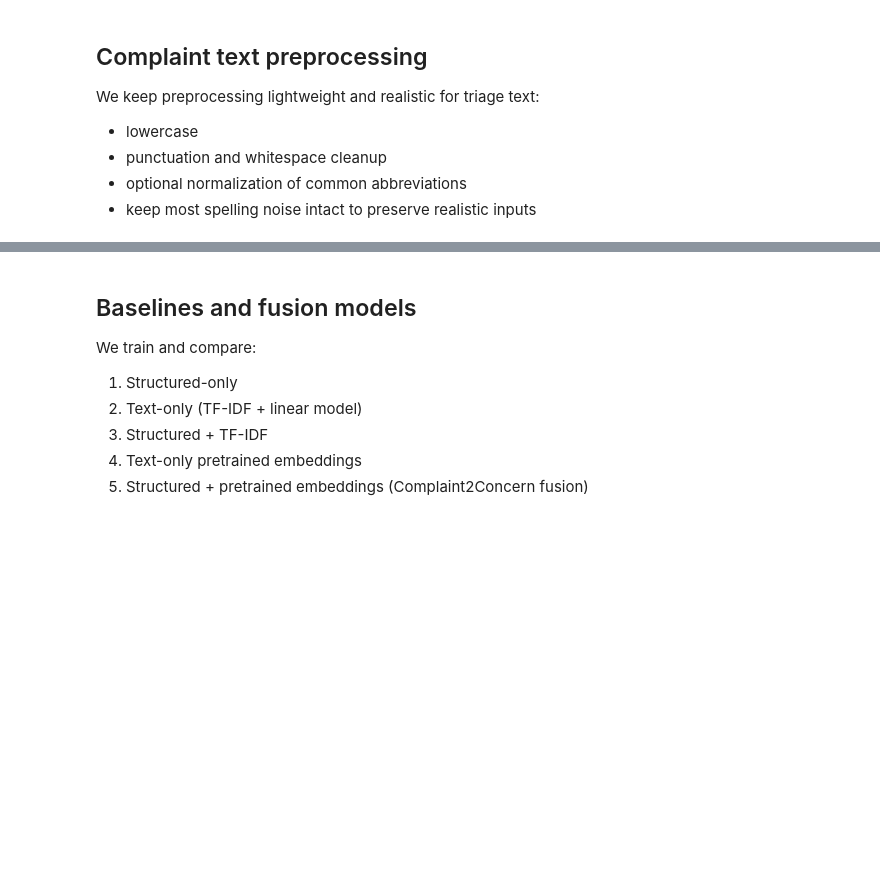
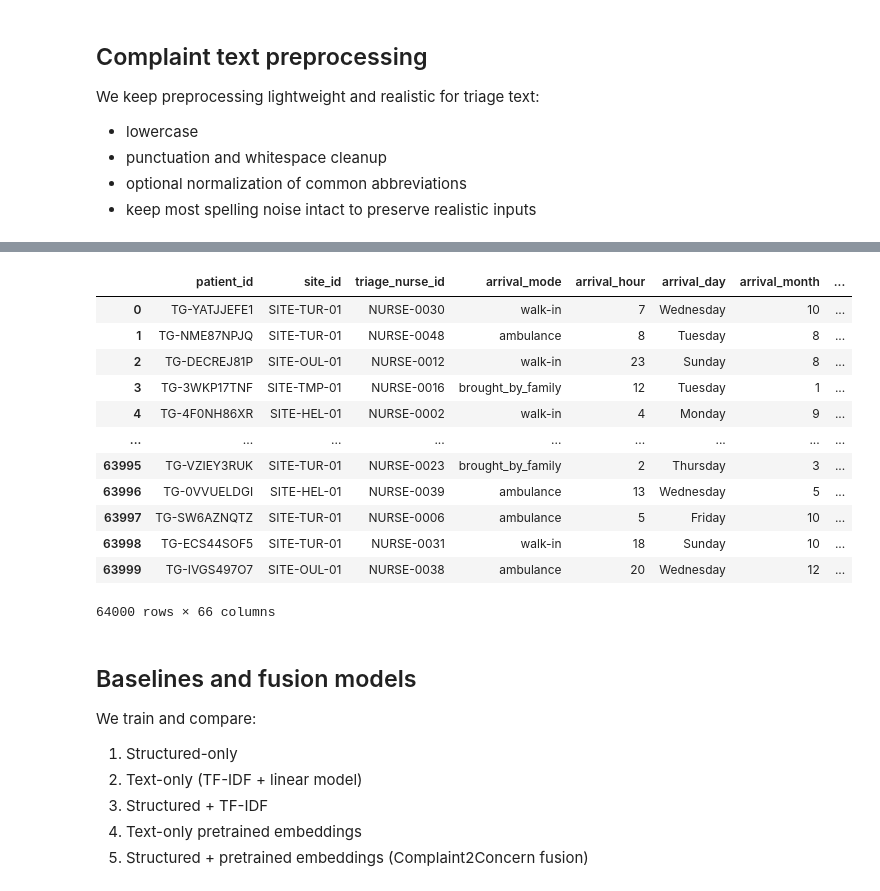
Before and after one commit to raquel-romao/3AIG, a Jupyter notebook: notebooks/submission_notebook.ipynb, the cells around one changed output, grey strips where cells are left out. Saved outputs shown, nothing was run; the diff lists cells and outputs as text; code cells hidden in the pictures; blank space fills up the shorter version.

```diff
--- a/notebooks/submission_notebook.ipynb
+++ b/notebooks/submission_notebook.ipynb
@@ -212,3 +229,19 @@ print('structured feature count:', x_tr_struct.shape[1])
+# %%
+tr
+# %% [output]
+|  | patient_id | site_id | triage_nurse_id | arrival_mode | arrival_hour | arrival_day | arrival_month | ... |
+| 0 | TG-YATJJEFE1 | SITE-TUR-01 | NURSE-0030 | walk-in | 7 | Wednesday | 10 | ... |
+| 1 | TG-NME87NPJQ | SITE-TUR-01 | NURSE-0048 | ambulance | 8 | Tuesday | 8 | ... |
+| 2 | TG-DECREJ81P | SITE-OUL-01 | NURSE-0012 | walk-in | 23 | Sunday | 8 | ... |
+| 3 | TG-3WKP17TNF | SITE-TMP-01 | NURSE-0016 | brought_by_family | 12 | Tuesday | 1 | ... |
+| 4 | TG-4F0NH86XR | SITE-HEL-01 | NURSE-0002 | walk-in | 4 | Monday | 9 | ... |
+| ... | ... | ... | ... | ... | ... | ... | ... | ... |
+| 63995 | TG-VZIEY3RUK | SITE-TUR-01 | NURSE-0023 | brought_by_family | 2 | Thursday | 3 | ... |
+| 63996 | TG-0VVUELDGI | SITE-HEL-01 | NURSE-0039 | ambulance | 13 | Wednesday | 5 | ... |
+| 63997 | TG-SW6AZNQTZ | SITE-TUR-01 | NURSE-0006 | ambulance | 5 | Friday | 10 | ... |
+| 63998 | TG-ECS44SOF5 | SITE-TUR-01 | NURSE-0031 | walk-in | 18 | Sunday | 10 | ... |
+| 63999 | TG-IVGS497O7 | SITE-OUL-01 | NURSE-0038 | ambulance | 20 | Wednesday | 12 | ... |
+64000 rows × 66 columns
 # %% [markdown]
 ## Baselines and fusion models
 
```
Also changed, not shown: parts of 25 cells of this notebook, 1 other file.
